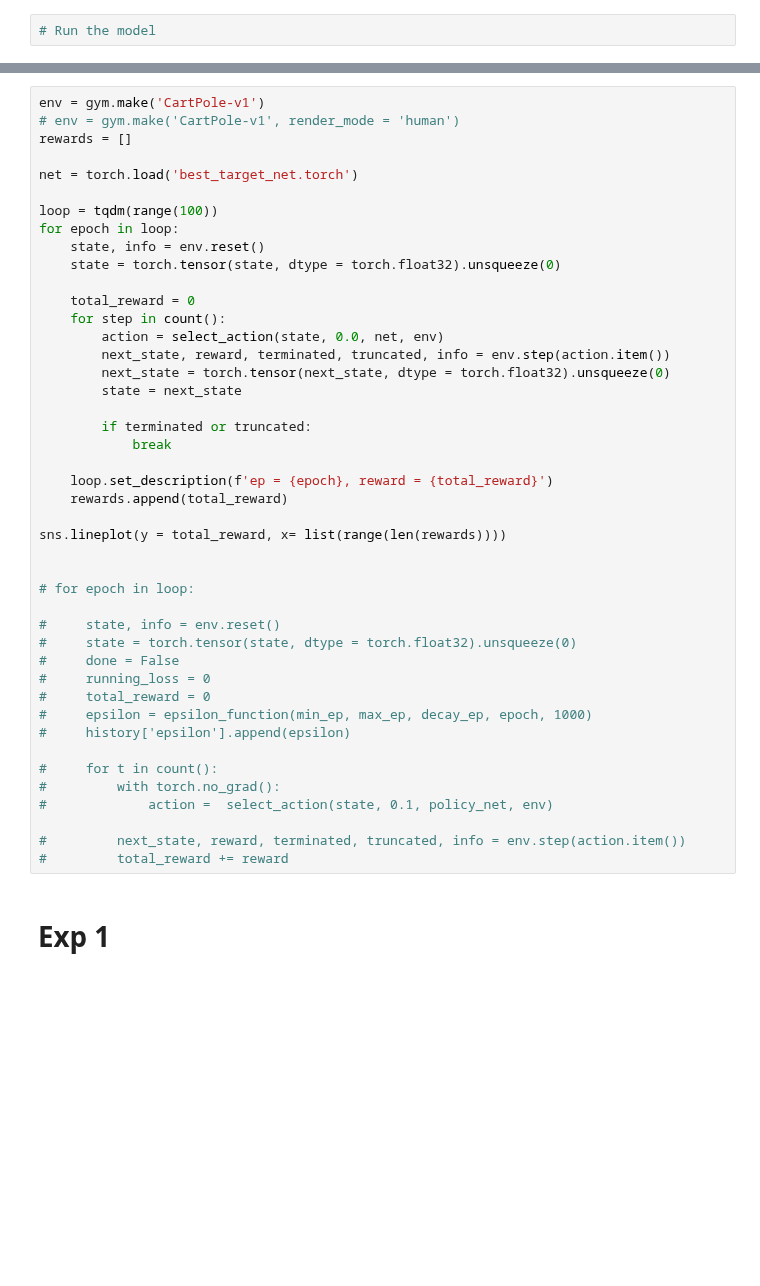
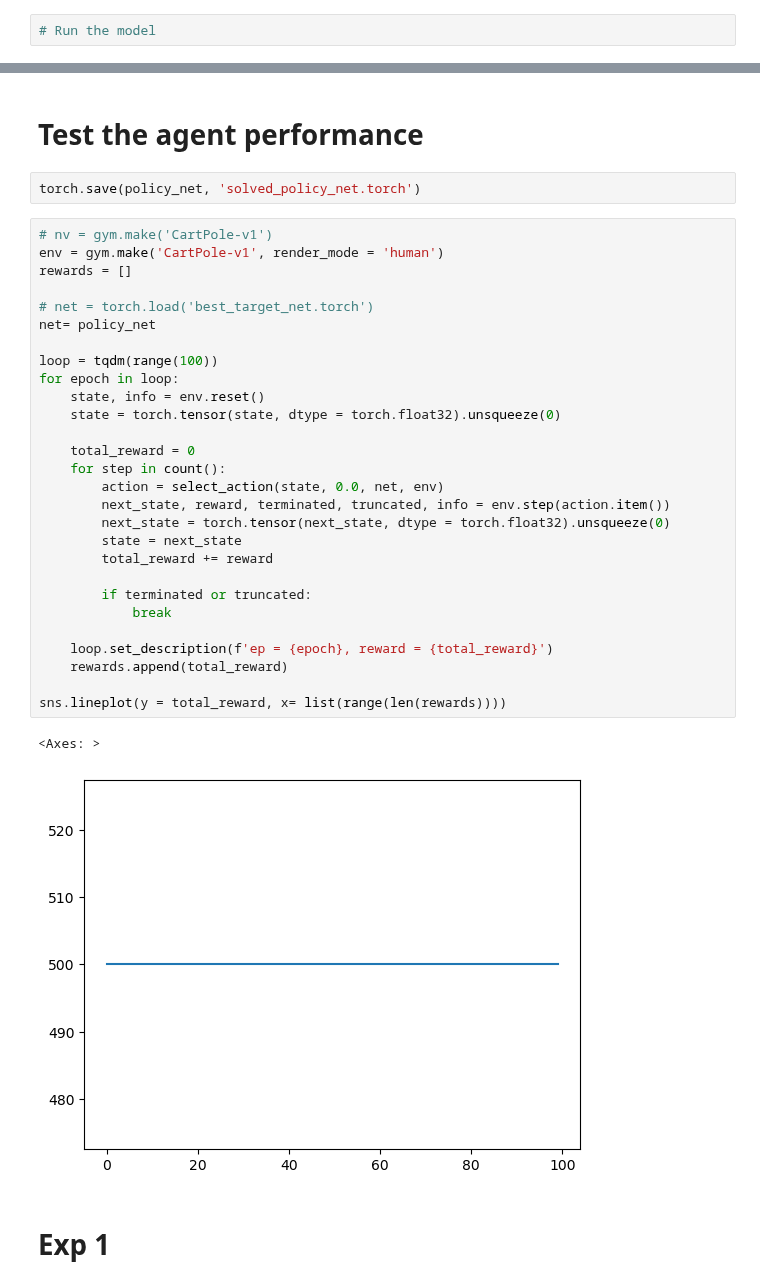
Before and after one commit to jameskn30/NLP_RNN, a Jupyter notebook: Reinforcement Learning/dqn/cartpole.ipynb, the cells around one changed output, grey strips where cells are left out. Cells and saved outputs as stored; diff of their text form; blank space fills up the shorter version.

Commit message:
done training DQN for cartpole

```diff
--- a/Reinforcement Learning/dqn/cartpole.ipynb
+++ b/Reinforcement Learning/dqn/cartpole.ipynb
@@ -320,47 +512,38 @@ plt.show()
+# %% [markdown]
+# Test the agent performance
+# %%
+torch.save(policy_net, 'solved_policy_net.torch')
 # %%
-env = gym.make('CartPole-v1')
-# env = gym.make('CartPole-v1', render_mode = 'human')
+# nv = gym.make('CartPole-v1')
+env = gym.make('CartPole-v1', render_mode = 'human')
 rewards = []
 
-net = torch.load('best_target_net.torch')
+# net = torch.load('best_target_net.torch')
+net= policy_net
 
 loop = tqdm(range(100))
 for epoch in loop:
     state, info = env.reset()
     state = torch.tensor(state, dtype = torch.float32).unsqueeze(0)
 
     total_reward = 0
     for step in count():
         action = select_action(state, 0.0, net, env)
         next_state, reward, terminated, truncated, info = env.step(action.item())
         next_state = torch.tensor(next_state, dtype = torch.float32).unsqueeze(0)
         state = next_state
+        total_reward += reward
 
         if terminated or truncated:
             break
 
     loop.set_description(f'ep = {epoch}, reward = {total_reward}')
     rewards.append(total_reward)
 
 sns.lineplot(y = total_reward, x= list(range(len(rewards))))
-
-
-# for epoch in loop:
-
-#     state, info = env.reset()
-#     state = torch.tensor(state, dtype = torch.float32).unsqueeze(0)
-#     done = False
-#     running_loss = 0
-#     total_reward = 0
-#     epsilon = epsilon_function(min_ep, max_ep, decay_ep, epoch, 1000)
-#     history['epsilon'].append(epsilon)
-
-#     for t in count():
-#         with torch.no_grad():
-#             action =  select_action(state, 0.1, policy_net, env)
-
-#         next_state, reward, terminated, truncated, info = env.step(action.item())
-#         total_reward += reward
+# %% [output]
+<Axes: >
+[figure, added]
 # %% [markdown]
 # Exp 1
 # %%
```
Also changed, not shown: parts of 6 cells of this notebook, 1 other file.
